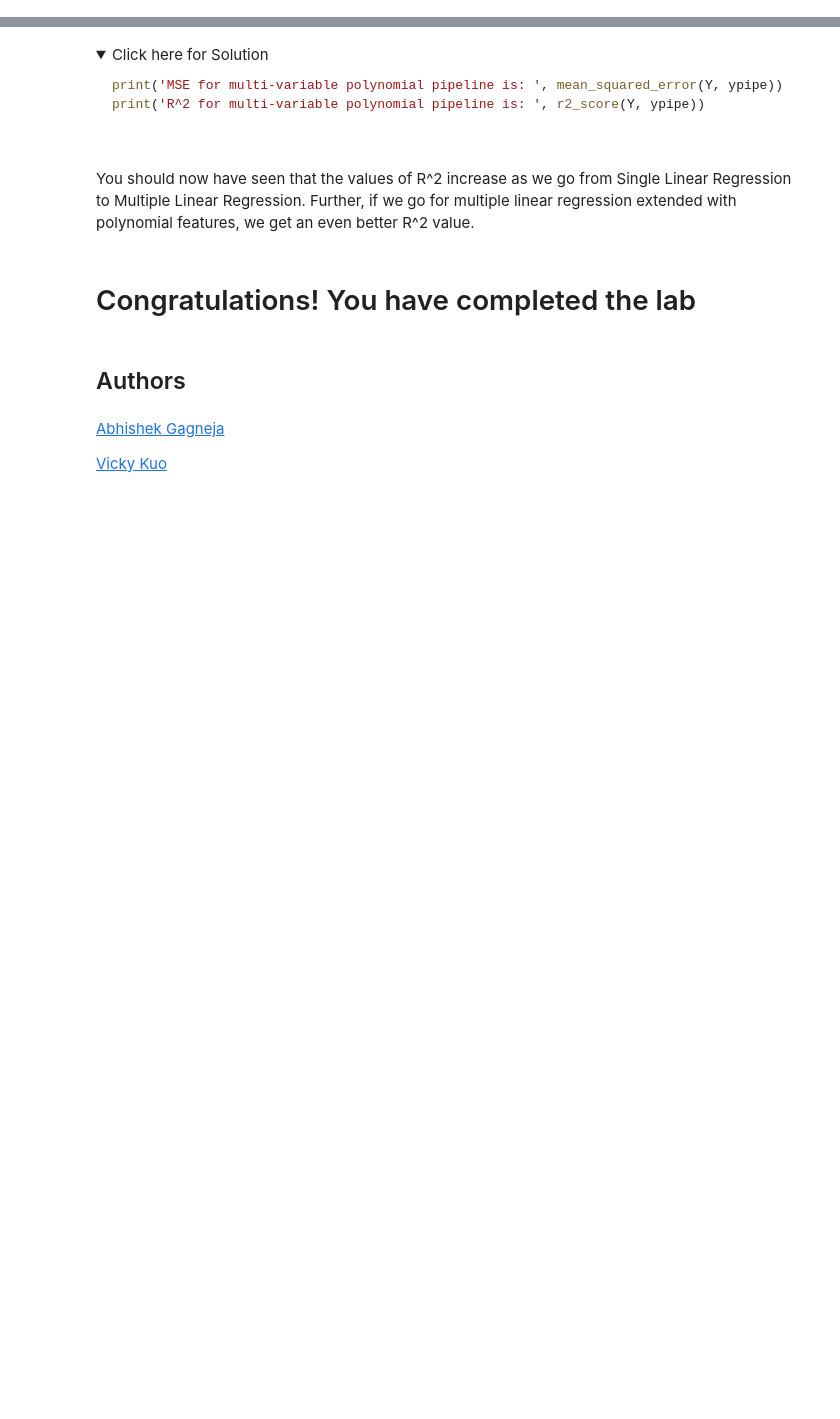
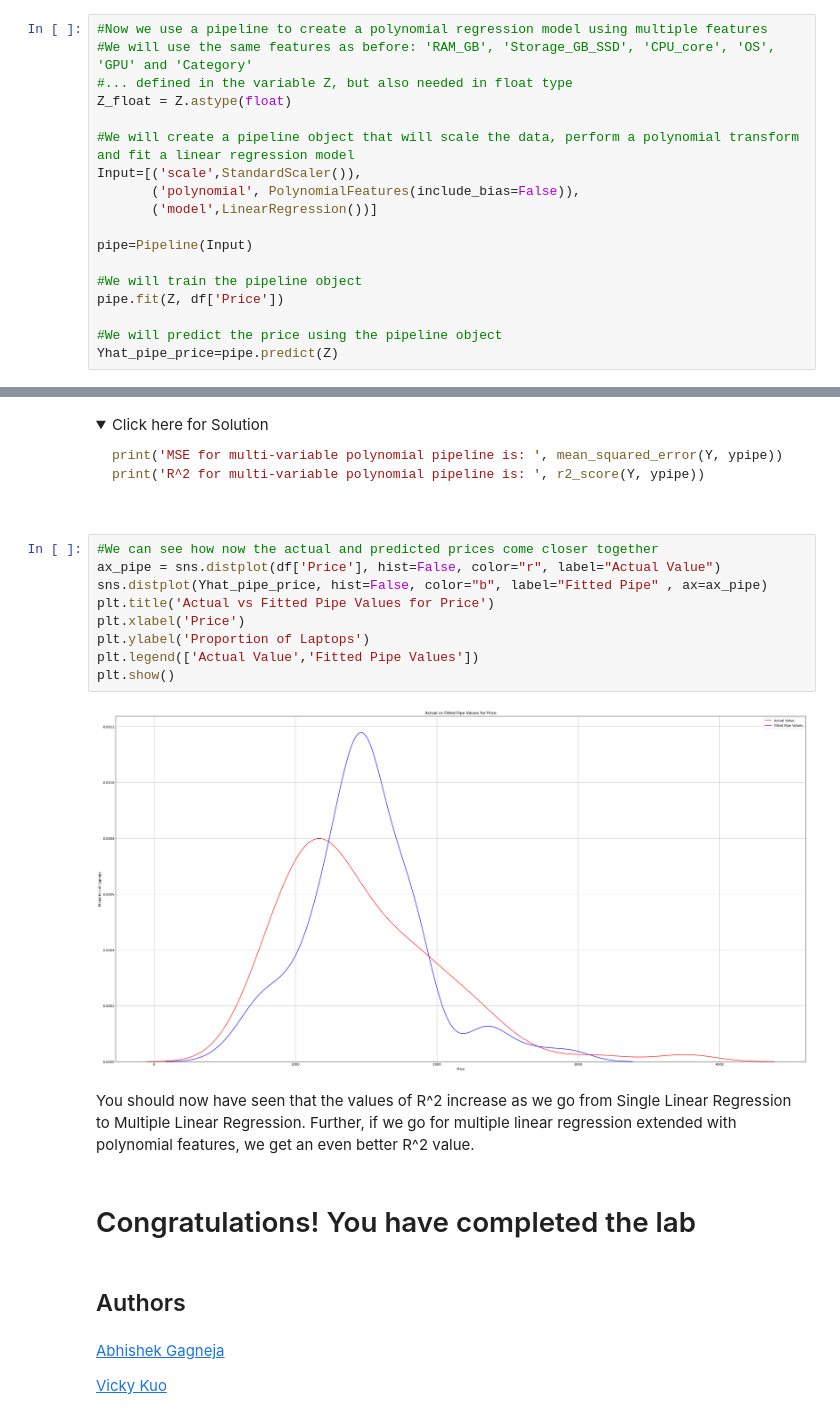
Before and after one commit to PedroRgz/CareerAcademy-IBM-DS-LaptopsPrices, a Jupyter notebook: Model-Development-LaptopPrice.ipynb, the cells around one changed output, grey strips where cells are left out. Drawn from its saved outputs; the diff is of its cells as text; folded sections open; blank space fills up the shorter version.

````diff
--- a/Model-Development-LaptopPrice.ipynb
+++ b/Model-Development-LaptopPrice.ipynb
@@ -522,3 +520,21 @@ Create a pipeline that performs parameter scaling, Polynomial Feature generation
+# %%
+#Now we use a pipeline to create a polynomial regression model using multiple features
+#We will use the same features as before: 'RAM_GB', 'Storage_GB_SSD', 'CPU_core', 'OS', 'GPU' and 'Category'
+#... defined in the variable Z, but also needed in float type
+Z_float = Z.astype(float)
+
+#We will create a pipeline object that will scale the data, perform a polynomial transform and fit a linear regression model
+Input=[('scale',StandardScaler()),
+       ('polynomial', PolynomialFeatures(include_bias=False)),
+       ('model',LinearRegression())]
+
+pipe=Pipeline(Input)
+
+#We will train the pipeline object
+pipe.fit(Z, df['Price'])
+
+#We will predict the price using the pipeline object
+Yhat_pipe_price=pipe.predict(Z)
 # %% [markdown]
 <details>
     <summary>Click here for Solution</summary>
@@ -547,6 +571,17 @@ print('R^2 for multi-variable polynomial pipeline is: ', r2_score(Y, ypipe))
 ```
 
 </details>
+# %%
+#We can see how now the actual and predicted prices come closer together
+ax_pipe = sns.distplot(df['Price'], hist=False, color="r", label="Actual Value")
+sns.distplot(Yhat_pipe_price, hist=False, color="b", label="Fitted Pipe" , ax=ax_pipe)
+plt.title('Actual vs Fitted Pipe Values for Price')
+plt.xlabel('Price')
+plt.ylabel('Proportion of Laptops')
+plt.legend(['Actual Value','Fitted Pipe Values'])
+plt.show()
+# %% [output]
+[figure, added]
 # %% [markdown]
 You should now have seen that the values of R^2 increase as we go from Single Linear Regression to Multiple Linear Regression. Further, if we go for multiple linear regression extended with polynomial features, we get an even better R^2 value.
 # %% [markdown]
````
Also changed, not shown: parts of 3 cells of this notebook.
